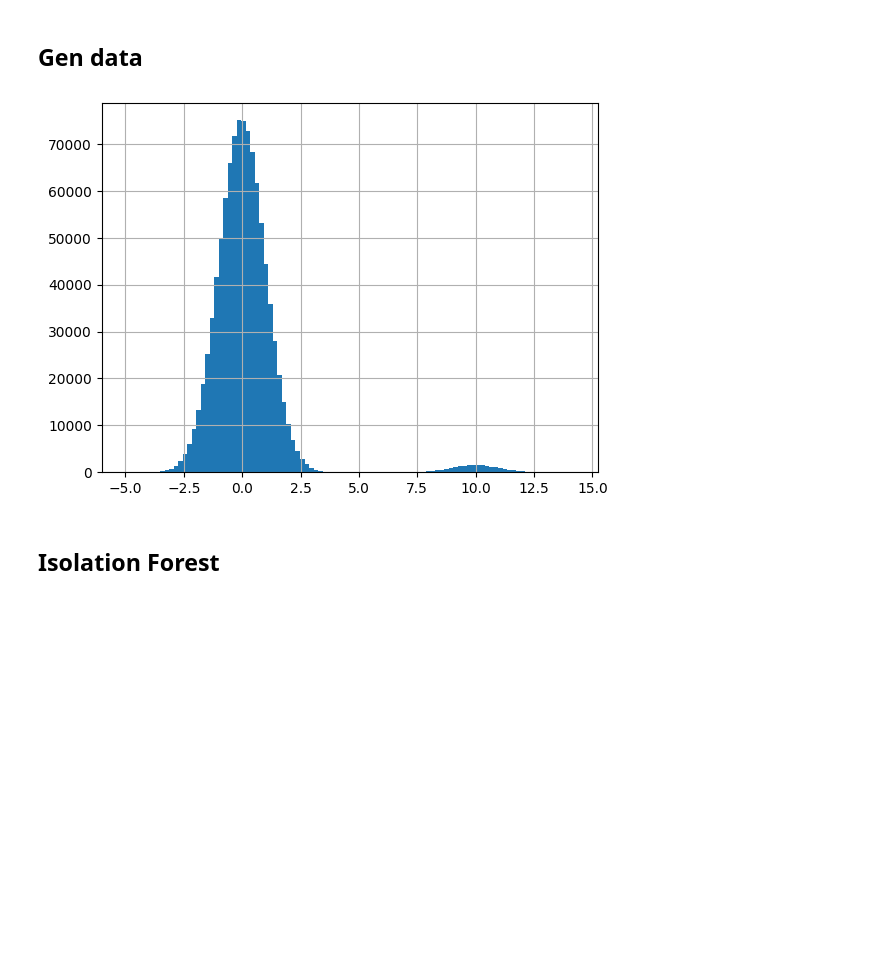
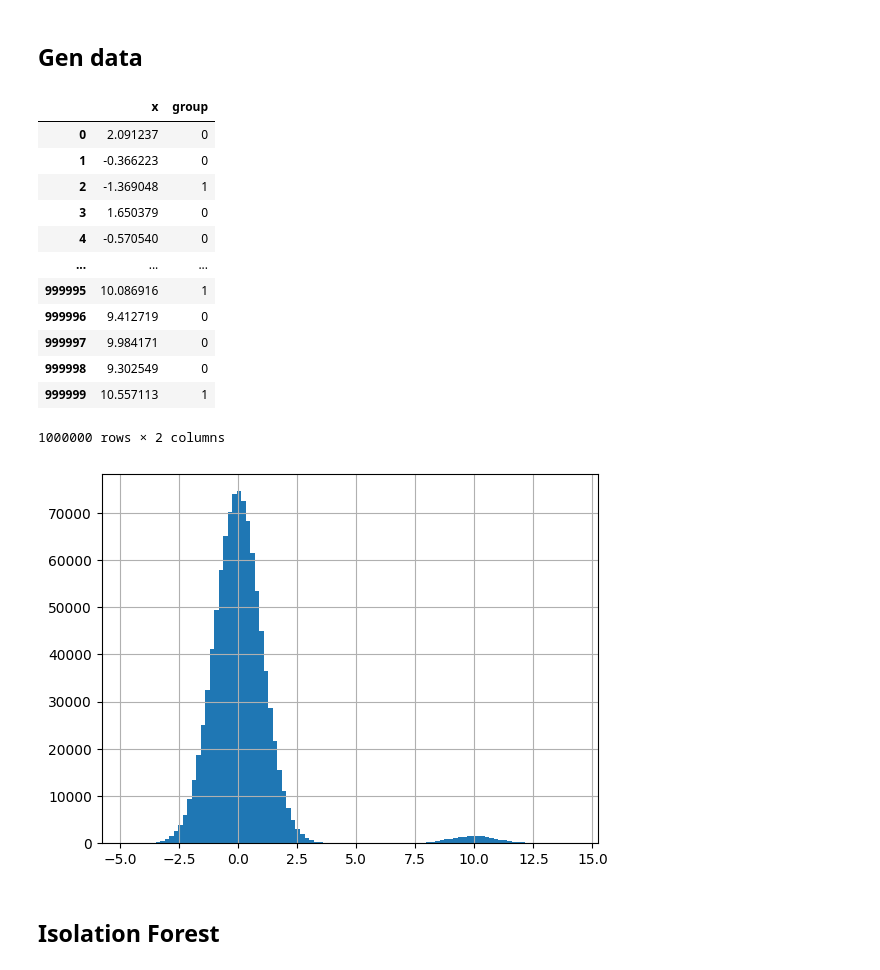
Before and after one commit to Dmatryus/dmml-lab, a Jupyter notebook: experiments/std_reduction.ipynb, the cells around one changed output. Saved outputs shown, nothing was run; the diff lists cells and outputs as text; code cells hidden in the pictures; blank space fills up the shorter version.

```diff
--- a/experiments/std_reduction.ipynb
+++ b/experiments/std_reduction.ipynb
@@ -657,9 +666,26 @@ def show_models_comparison_resaults(result_table: pd.DataFrame) -> None:
 # %%
 gen_data = gen_data_with_outliers(1_000_000, 0.02)
 gen_data.x.hist(bins=100)
 data = ModelData(gen_data, "x")
+data.split_data(0.5)
+data.data["group"] = data.data.index.isin(data.index_sets["train"])*1
+data.index_sets = ModelData.default_index_set(data.data)
+data
 # %% [output]
+|  | x | group |
+| 0 | 2.091237 | 0 |
+| 1 | -0.366223 | 0 |
+| 2 | -1.369048 | 1 |
+| 3 | 1.650379 | 0 |
+| 4 | -0.570540 | 0 |
+| ... | ... | ... |
+| 999995 | 10.086916 | 1 |
+| 999996 | 9.412719 | 0 |
+| 999997 | 9.984171 | 0 |
+| 999998 | 9.302549 | 0 |
+| 999999 | 10.557113 | 1 |
+1000000 rows × 2 columns
-[figure, old version]
+[figure, new version]
 # %% [markdown]
 ## Isolation Forest
 # %%
```
Also changed, not shown: parts of 15 cells of this notebook.
